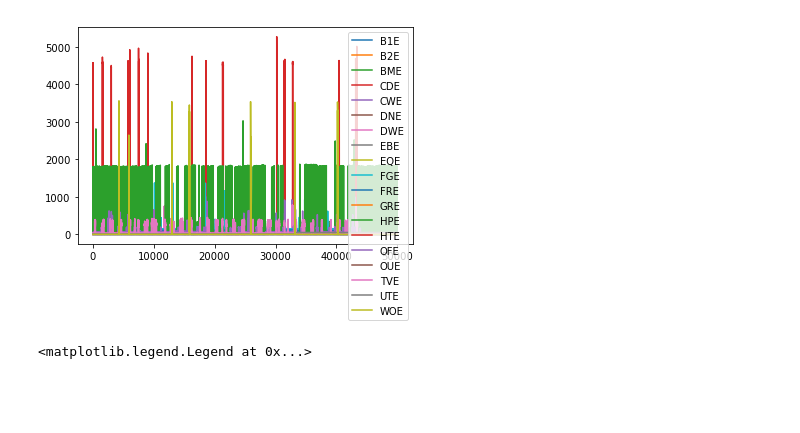
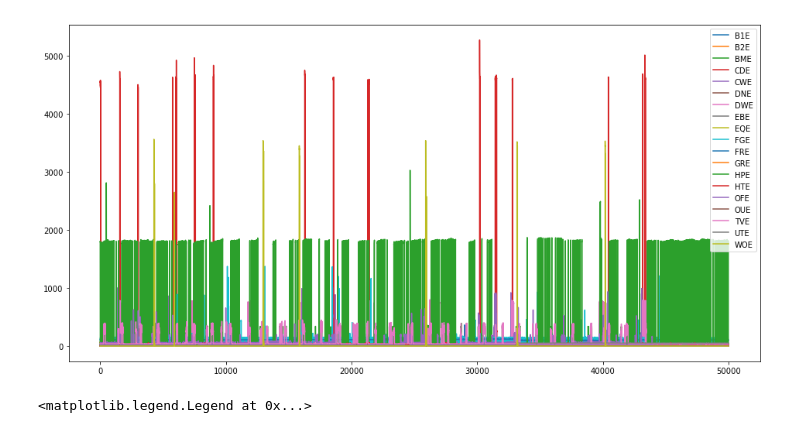
Before and after one commit to WittmannF/nilm-lp, a Jupyter notebook: full_model/case_B/_allData/process_data.ipynb, the cells around one changed output. Drawn from its saved outputs; the diff is of its cells as text; code cells hidden in the pictures; blank space fills up the shorter version.

```diff
--- a/full_model/case_B/_allData/process_data.ipynb
+++ b/full_model/case_B/_allData/process_data.ipynb
@@ -1,29 +30,4 @@
 # %%
-%matplotlib inline
-
-import pandas as pd
-import numpy as np
-import matplotlib.pyplot as plt
-import os
-from sklearn.preprocessing import StandardScaler
-from numpy import linalg as LA
-from itertools import combinations
-
-# TODO: Get medians values
-def get_medians(X, y_pred):
-    P = X[:,0]
-    Q = X[:,1]
-
-    medians_P = []
-    medians_Q = []
-    for idx in range(max(y_pred)+1):
-        medians_P.append(np.median([P[i] for i in range(len(y_pred)) if y_pred[i] == idx]))
-        medians_Q.append(np.median([Q[i] for i in range(len(y_pred)) if y_pred[i] == idx]))
-
-    medians = np.transpose([medians_P, medians_Q])
-    return medians
-
-
 # Get all csv files from the current folder
 files = [f for f in os.listdir('.') if os.path.isfile(f) and f[-3:]=='csv' and 'ground_truth' not in f]
 
@@ -44,17 +48,17 @@ end = 50000
 # Sum all active power, except WHE
 all_P = sum(v.P for (k,v) in d.items() if k!='WHE')
 all_Q = sum(v.Q for (k,v) in d.items() if k!='WHE')
-
-# Plot all appliances
-plt.figure()
-for appl in names:
-    if appl!='WHE':
-        plt.plot(d[appl].P[init:end])
-
-plt.legend([n for n in names if n!='WHE'])
-plt.show()
-# %% [output]
-[figure, removed]
+# %%
+# Plot all appliances
+plt.figure(figsize=(16, 8))
+for appl in names:
+    if appl!='WHE':
+        plt.plot(d[appl].P[init:end])
+
+plt.legend([n for n in names if n!='WHE'])
+plt.show()
+# %% [output]
+[figure, added]
 # %%
 # Plot clusters of active and reactive power
 plt.figure(figsize=(16, 8))
```
Also changed, not shown: parts of 19 cells of this notebook.
